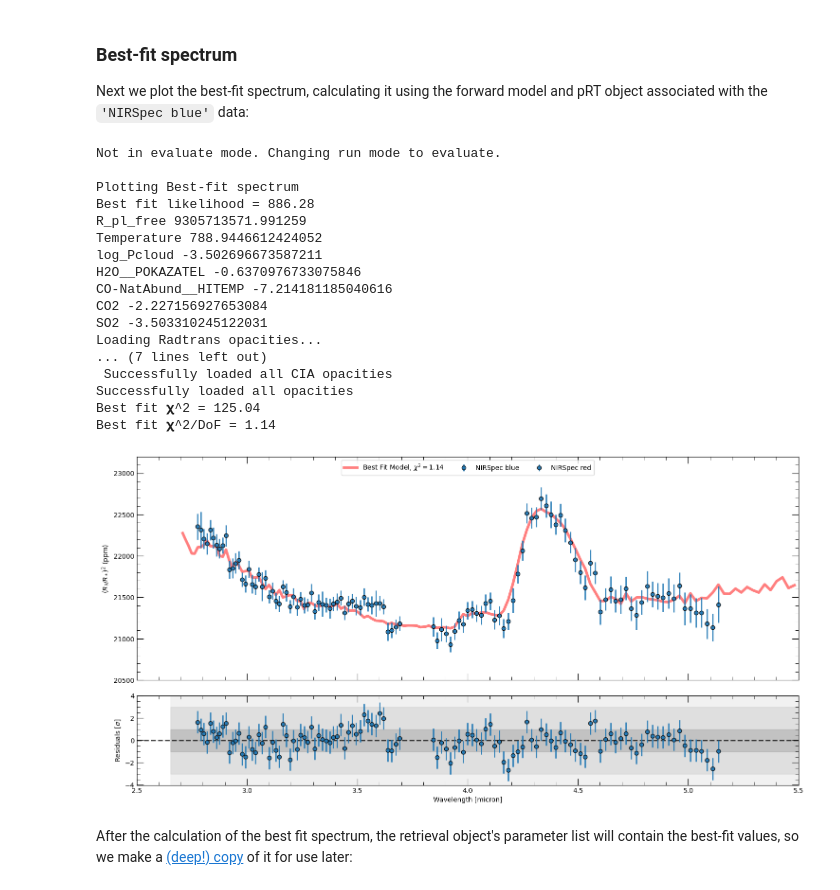
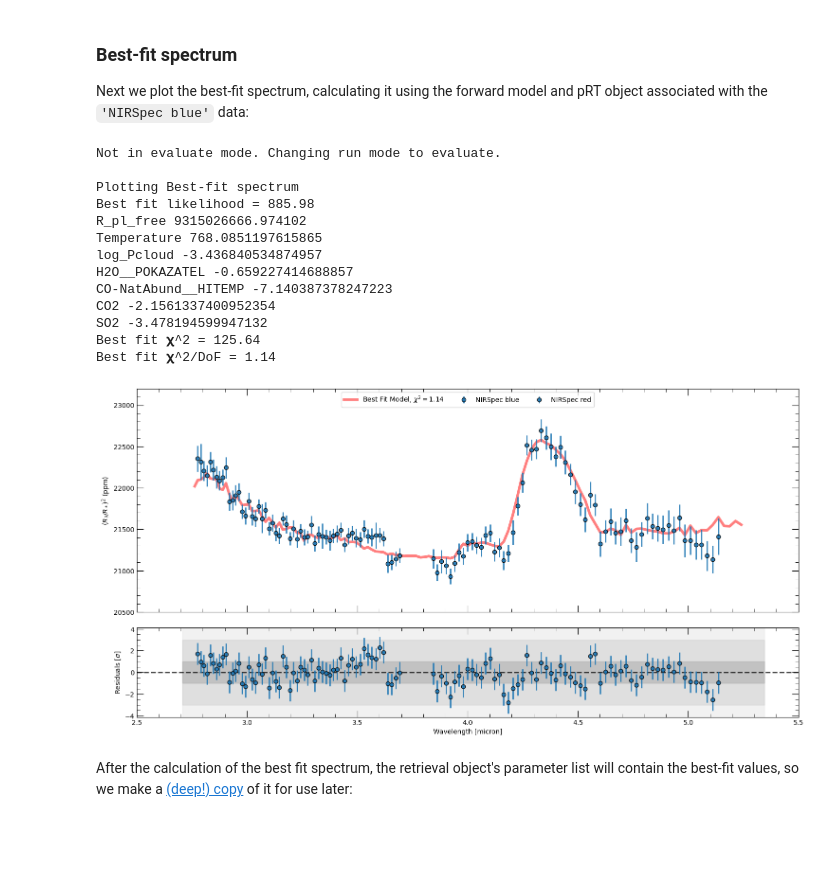
Before and after one commit to bh-atmospheres/summer-schoool-2025, a Jupyter notebook: pRT/pRT_tutorial_retrievals_solution.ipynb, the cells around one changed output. Saved outputs shown, nothing was run; the diff lists cells and outputs as text; code cells hidden in the pictures; blank space fills up the shorter version.

```diff
--- a/pRT/pRT_tutorial_retrievals_solution.ipynb
+++ b/pRT/pRT_tutorial_retrievals_solution.ipynb
@@ -118,5 +119,6 @@ Also, make sure you are running this notebook within the environment where you p
 import os
 from petitRADTRANS.config import petitradtrans_config_parser
 retrieval_input_dir= '/path/of/your/choice/input_data_BH/'
-pRT_path = '/path/of/your/choice/pRT'
+pRT_path = '/possibly/another/path'
 petitradtrans_config_parser.set_input_data_path(retrieval_input_dir+'input_data')
+os.chdir(pRT_path)
@@ -705,27 +710,23 @@ Free Parameters, Prior^-1(0), Prior^-1(1)
 Next we plot the best-fit spectrum, calculating it using the forward model and pRT object associated with the `'NIRSpec blue'` data:
 # %%
 fig,ax,ax_r = retrieval.plot_spectra(samples_use,
-                                     parameters_read)#,
-                                    # prt_reference='NIRSpec blue')
+                                     parameters_read,
+                                     prt_reference='NIRSpec blue')
 # %% [output]
 Not in evaluate mode. Changing run mode to evaluate.
 
 Plotting Best-fit spectrum
-Best fit likelihood = 886.28
-R_pl_free 9305713571.991259
-Temperature 788.9446612424052
-log_Pcloud -3.502696673587211
-H2O__POKAZATEL -0.6370976733075846
-CO-NatAbund__HITEMP -7.214181185040616
-CO2 -2.227156927653084
-SO2 -3.503310245122031
-Loading Radtrans opacities...
-... (7 lines left out)
- Successfully loaded all CIA opacities
-Successfully loaded all opacities
-Best fit 𝛘^2 = 125.04
+Best fit likelihood = 885.98
+R_pl_free 9315026666.974102
+Temperature 768.0851197615865
+log_Pcloud -3.436840534874957
+H2O__POKAZATEL -0.659227414688857
+CO-NatAbund__HITEMP -7.140387378247223
+CO2 -2.1561337400952354
+SO2 -3.478194599947132
+Best fit 𝛘^2 = 125.64
 Best fit 𝛘^2/DoF = 1.14
-[figure, old version]
+[figure, new version]
 # %% [markdown]
 After the calculation of the best fit spectrum, the retrieval object's parameter list will contain the best-fit values, so we make a [(deep!) copy](https://docs.python.org/3/library/copy.html) of it for use later:
 # %%
```
Also changed, not shown: parts of 18 cells of this notebook, 5 other files.
